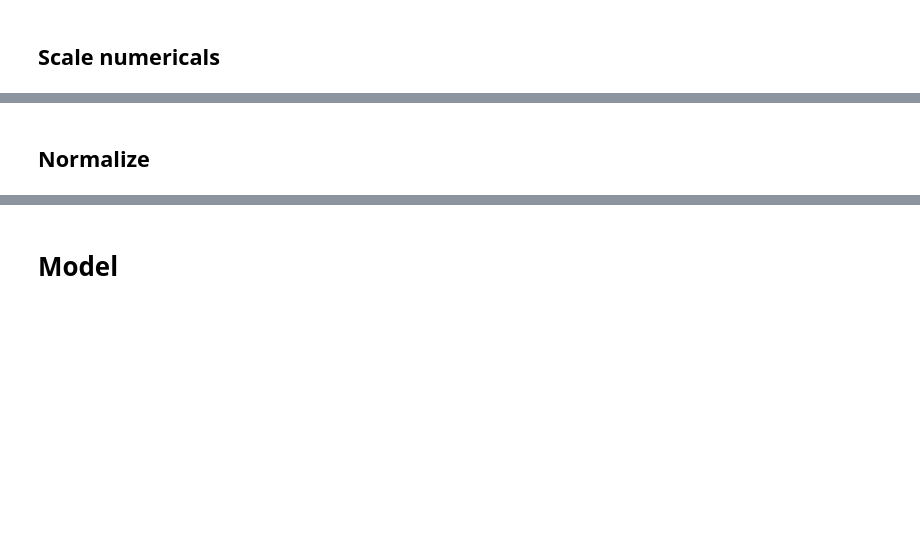
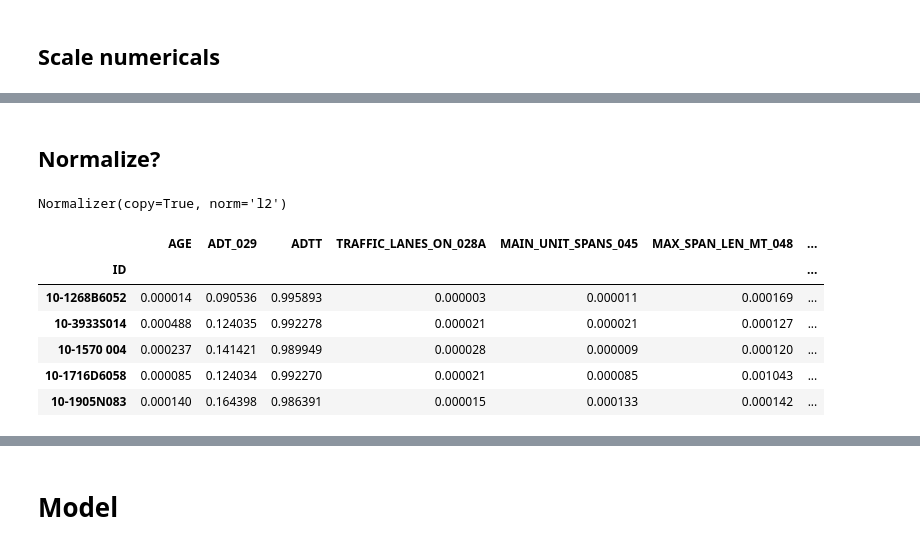
Before and after one commit to kevscon/bridge-ratings, a Jupyter notebook: modeling.ipynb, the cells around one changed output, grey strips where cells are left out. Drawn from its saved outputs; the diff is of its cells as text; code cells hidden in the pictures; blank space fills up the shorter version.

```diff
--- a/modeling.ipynb
+++ b/modeling.ipynb
@@ -63,3 +156,3 @@ X_num_scaled = pd.DataFrame(X_num_scaled, index=X_num.index, columns=X_num.colum
 # %% [markdown]
-## Normalize
+## Normalize?
 # %%
@@ -66,0 +160,19 @@ X_num_scaled = pd.DataFrame(X_num_scaled, index=X_num.index, columns=X_num.colum
+# %%
+# intialize scaler and fit on training features
+norm = preprocessing.Normalizer()
+norm.fit(X_train[X_num.columns])
+# %% [output]
+Normalizer(copy=True, norm='l2')
+# %%
+# transform numerical features in training set
+X_train_num_trans = norm.transform(X_train[X_num.columns])
+X_train_num_trans = pd.DataFrame(X_train_num_trans, columns=X_num.columns, index=X_train.index)
+X_train_num_trans.head()
+# %% [output]
+|  | AGE | ADT_029 | ADTT | TRAFFIC_LANES_ON_028A | MAIN_UNIT_SPANS_045 | MAX_SPAN_LEN_MT_048 | ... |
+| ID |  |  |  |  |  |  | ... |
+| 10-1268B6052 | 0.000014 | 0.090536 | 0.995893 | 0.000003 | 0.000011 | 0.000169 | ... |
+| 10-3933S014 | 0.000488 | 0.124035 | 0.992278 | 0.000021 | 0.000021 | 0.000127 | ... |
+| 10-1570 004 | 0.000237 | 0.141421 | 0.989949 | 0.000028 | 0.000009 | 0.000120 | ... |
+| 10-1716D6058 | 0.000085 | 0.124034 | 0.992270 | 0.000021 | 0.000085 | 0.001043 | ... |
+| 10-1905N083 | 0.000140 | 0.164398 | 0.986391 | 0.000015 | 0.000133 | 0.000142 | ... |
```
Also changed, not shown: parts of 34 cells of this notebook, 1 other file.
